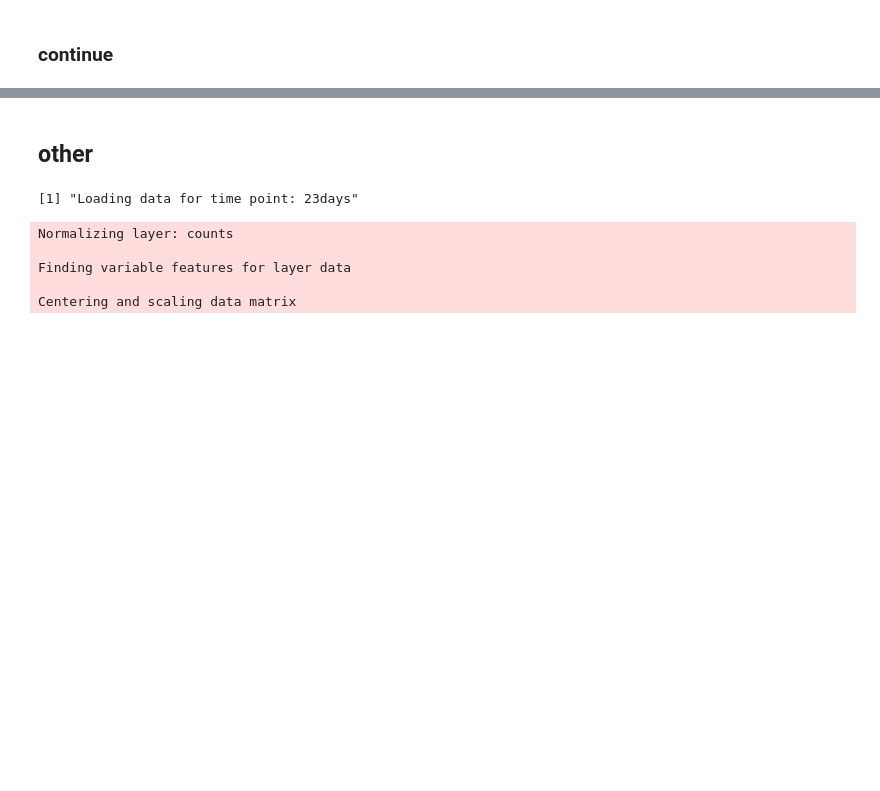
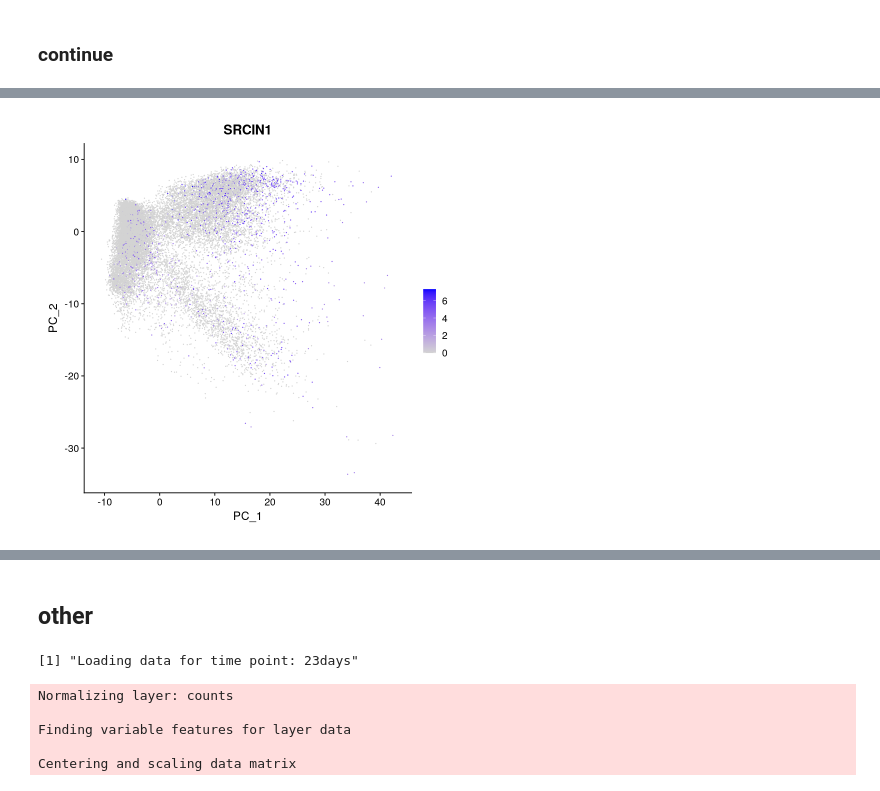
Before and after one commit to Maiolino-Au/Organoidi2024, a Jupyter notebook: Paper_clusters_from_scratch/P_cfs_proper.ipynb, the cells around one changed output, grey strips where cells are left out. Cells and saved outputs as stored; diff of their text form; code cells hidden in the pictures; blank space fills up the shorter version.

```diff
--- a/Paper_clusters_from_scratch/P_cfs_proper.ipynb
+++ b/Paper_clusters_from_scratch/P_cfs_proper.ipynb
@@ -393,0 +528,5 @@ A data.frame: 6 × 7
+# %%
+fp <- FeaturePlot(sc_data, features = "SRCIN1")
+print(fp)
+# %% [output]
+[figure, added]
```
Also changed, not shown: parts of 35 cells of this notebook, 1 other file.
